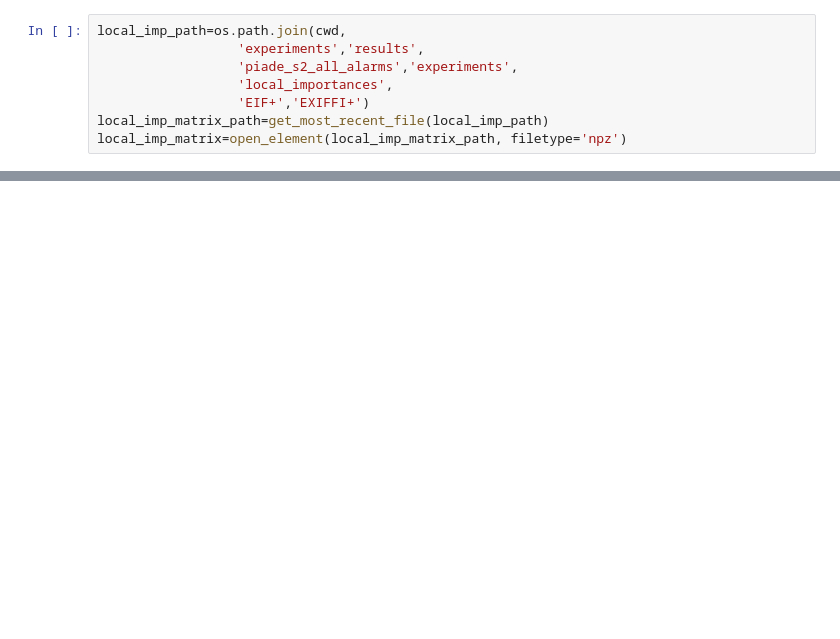
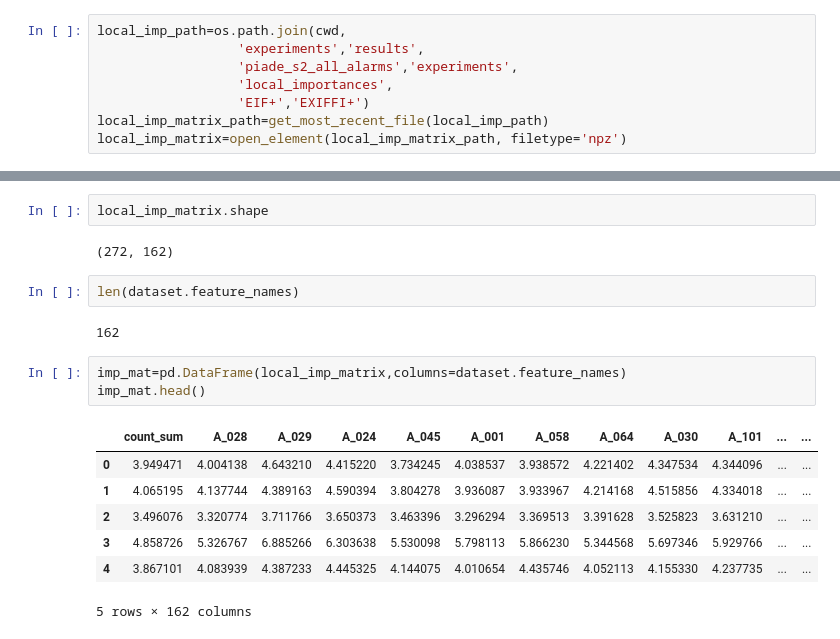
Before and after one commit to francesco-borsatti-unipd/ExIFFI, a Jupyter notebook: notebooks/fix_stuff.ipynb, the cells around one changed output, grey strips where cells are left out. Drawn from its saved outputs; the diff is of its cells as text; blank space fills up the shorter version.

```diff
--- a/notebooks/fix_stuff.ipynb
+++ b/notebooks/fix_stuff.ipynb
@@ -1465 +1485,20 @@ local_imp_matrix=open_element(local_imp_matrix_path, filetype='npz')
+# %%
+local_imp_matrix.shape
+# %% [output]
+(272, 162)
+# %%
+len(dataset.feature_names)
+# %% [output]
+162
+# %%
+imp_mat=pd.DataFrame(local_imp_matrix,columns=dataset.feature_names)
+imp_mat.head()
+# %% [output]
+|  | count_sum | A_028 | A_029 | A_024 | A_045 | A_001 | A_058 | A_064 | A_030 | A_101 | ... | ... |
+| 0 | 3.949471 | 4.004138 | 4.643210 | 4.415220 | 3.734245 | 4.038537 | 3.938572 | 4.221402 | 4.347534 | 4.344096 | ... | ... |
+| 1 | 4.065195 | 4.137744 | 4.389163 | 4.590394 | 3.804278 | 3.936087 | 3.933967 | 4.214168 | 4.515856 | 4.334018 | ... | ... |
+| 2 | 3.496076 | 3.320774 | 3.711766 | 3.650373 | 3.463396 | 3.296294 | 3.369513 | 3.391628 | 3.525823 | 3.631210 | ... | ... |
+| 3 | 4.858726 | 5.326767 | 6.885266 | 6.303638 | 5.530098 | 5.798113 | 5.866230 | 5.344568 | 5.697346 | 5.929766 | ... | ... |
+| 4 | 3.867101 | 4.083939 | 4.387233 | 4.445325 | 4.144075 | 4.010654 | 4.435746 | 4.052113 | 4.155330 | 4.237735 | ... | ... |
+5 rows × 162 columns
 # %%
```
Also changed, not shown: parts of 13 cells of this notebook.
